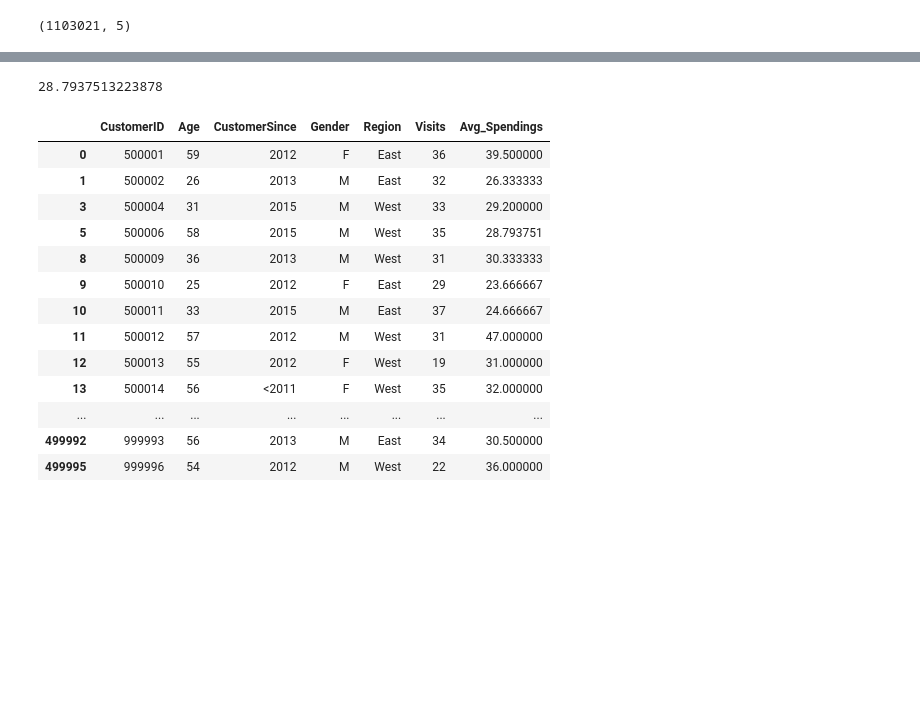
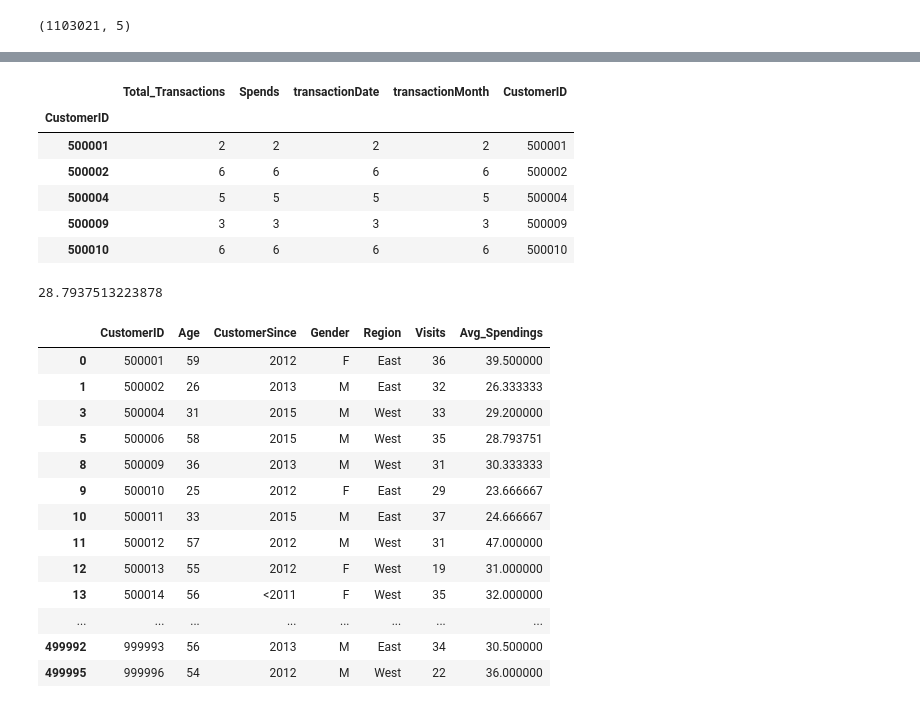
Before and after one commit to MounicaAleti/Customer_Purchasing_Patterns, a Jupyter notebook: myscript.ipynb, the cells around one changed output, grey strips where cells are left out. Cells and saved outputs as stored; diff of their text form; code cells hidden in the pictures; blank space fills up the shorter version.

```diff
--- a/myscript.ipynb
+++ b/myscript.ipynb
@@ -283,3 +348,19 @@ temp_off_df
+# %%
+#total number of transactions spends of each customer after deleting last-transaction
+temp_off_df_total_trans = offer_df.groupby(['CustomerID']).count()
+temp_off_df_total_trans = pd.DataFrame(temp_off_df_total_trans).copy()
+temp_off_df_total_trans = temp_off_df_total_trans.sort_index()
+temp_off_df_total_trans = temp_off_df_total_trans.rename(columns={'transactionID':'Total_Transactions'})
+temp_off_df_total_trans['CustomerID'] = temp_off_df_total_trans.index
+temp_off_df_total_trans.head()
+# %% [output]
+|  | Total_Transactions | Spends | transactionDate | transactionMonth | CustomerID |
+| CustomerID |  |  |  |  |  |
+| 500001 | 2 | 2 | 2 | 2 | 500001 |
+| 500002 | 6 | 6 | 6 | 6 | 500002 |
+| 500004 | 5 | 5 | 5 | 5 | 500004 |
+| 500009 | 3 | 3 | 3 | 3 | 500009 |
+| 500010 | 6 | 6 | 6 | 6 | 500010 |
 # %%
 #off_x is consolidated dataframe of customer(attr, visits, offermonth-trans)
 #temp_off_df is average spendings of all customers excluding last-transcation
```
Also changed, not shown: parts of 21 cells of this notebook.
